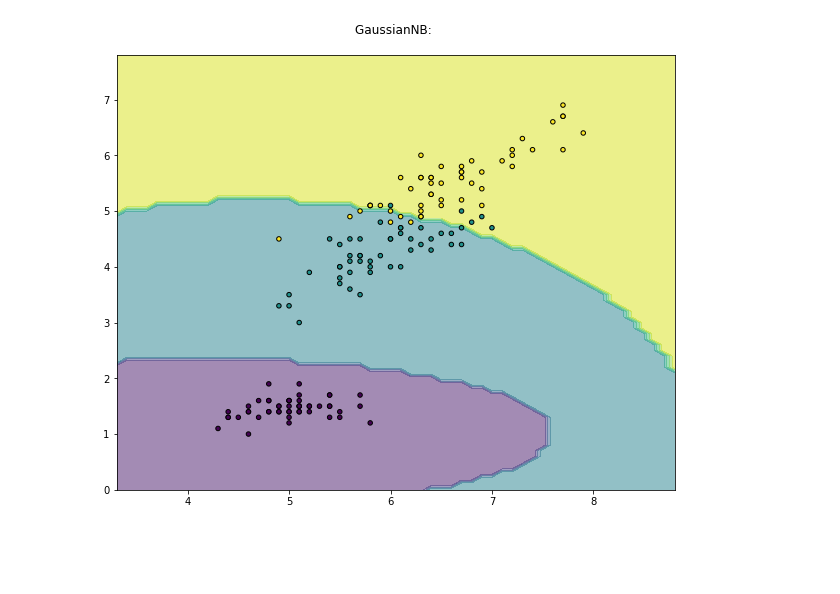
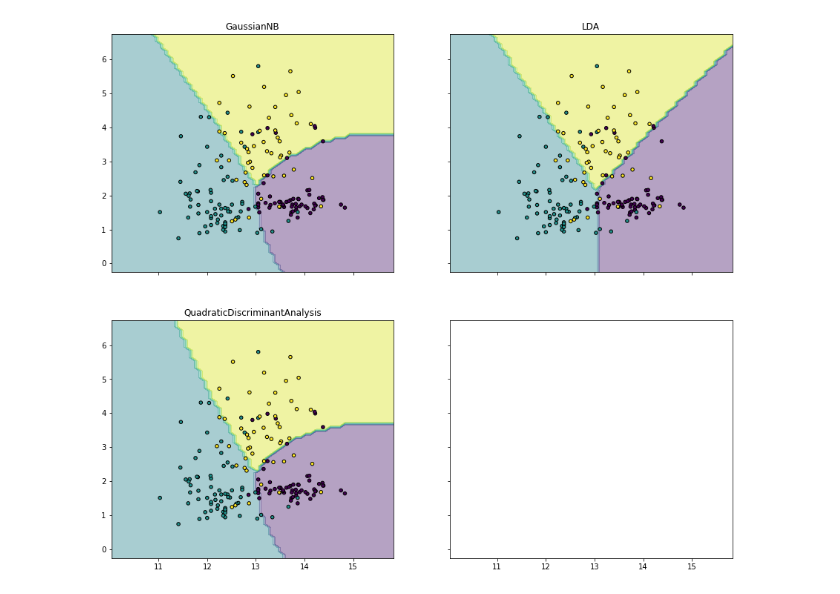
Before and after one commit to Mikel4u4u/TML, a Jupyter notebook: GaussianNB.ipynb, the cells around one changed output. Saved outputs shown, nothing was run; the diff lists cells and outputs as text; code cells hidden in the pictures; blank space fills up the shorter version.

```diff
--- a/GaussianNB.ipynb
+++ b/GaussianNB.ipynb
@@ -1,38 +1,49 @@
 # %%
 #Import Library of Gaussian Naive Bayes model
+from itertools import product
 from sklearn import datasets
 import matplotlib.pyplot as plt
 from sklearn.naive_bayes import GaussianNB
+from sklearn.discriminant_analysis import LinearDiscriminantAnalysis as LDA
+from sklearn.discriminant_analysis import QuadraticDiscriminantAnalysis
+
 import numpy as np
 
 #assigning predictor and target variables
-iris = datasets.load_iris()
-X = iris.data[:, [0, 2]]
-y = iris.target
+wine = datasets.load_wine()
+X = wine.data[:, :2]
+y = wine.target
 #Create a Gaussian Classifier
-model = GaussianNB()
-# Train the model using the training sets
 model.fit(X,y)
 
+clf1 = GaussianNB()
+clf2 =  LDA(n_components=2)
+clf3 = QuadraticDiscriminantAnalysis()
 
+clf1.fit(X, y)
+clf2.fit(X, y)
+clf3.fit(X, y)
 
 x_min, x_max = X[:, 0].min() - 1, X[:, 0].max() + 1
 y_min, y_max = X[:, 1].min() - 1, X[:, 1].max() + 1
 xx, yy = np.meshgrid(np.arange(x_min, x_max, 0.1),
                      np.arange(y_min, y_max, 0.1))
 
-f, axarr = plt.subplots(1, 1, sharex='col', sharey='row', figsize=(10, 8))
+f, axarr = plt.subplots(2, 2, sharex='col', sharey='row', figsize=(15, 13))
 
-clf=model
+for idx, clf, tt in zip(product([0, 1], [0, 1]),
+                        [clf1, clf2, clf3 ],
+                        ['GaussianNB', 'LDA',
+                         'QuadraticDiscriminantAnalysis']):
 
-Z = clf.predict(np.c_[xx.ravel(), yy.ravel()])
-Z = Z.reshape(xx.shape)
+    Z = clf.predict(np.c_[xx.ravel(), yy.ravel()])
+    Z = Z.reshape(xx.shape)
 
-plt.contourf(xx, yy, Z, alpha=0.5)
-plt.scatter(X[:, 0], X[:, 1], c=y,
+    axarr[idx[0], idx[1]].contourf(xx, yy, Z, alpha=0.4)
+    axarr[idx[0], idx[1]].scatter(X[:, 0], X[:, 1], c=y,
                                   s=20, edgecolor='k')
+    axarr[idx[0], idx[1]].set_title(tt)
 
-plt.title("GaussianNB: \n")
 plt.show()
 # %% [output]
-[figure, old version]
+[figure, new version]
```
Also changed, not shown: 1 other file.
